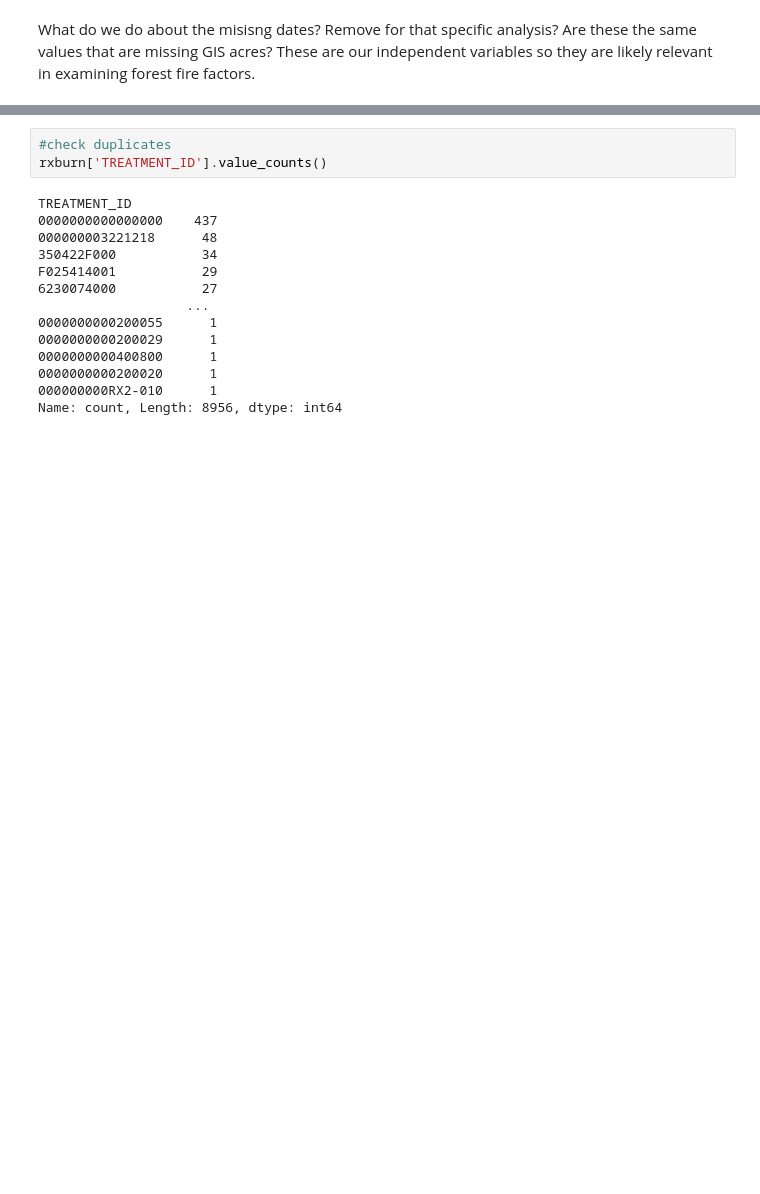
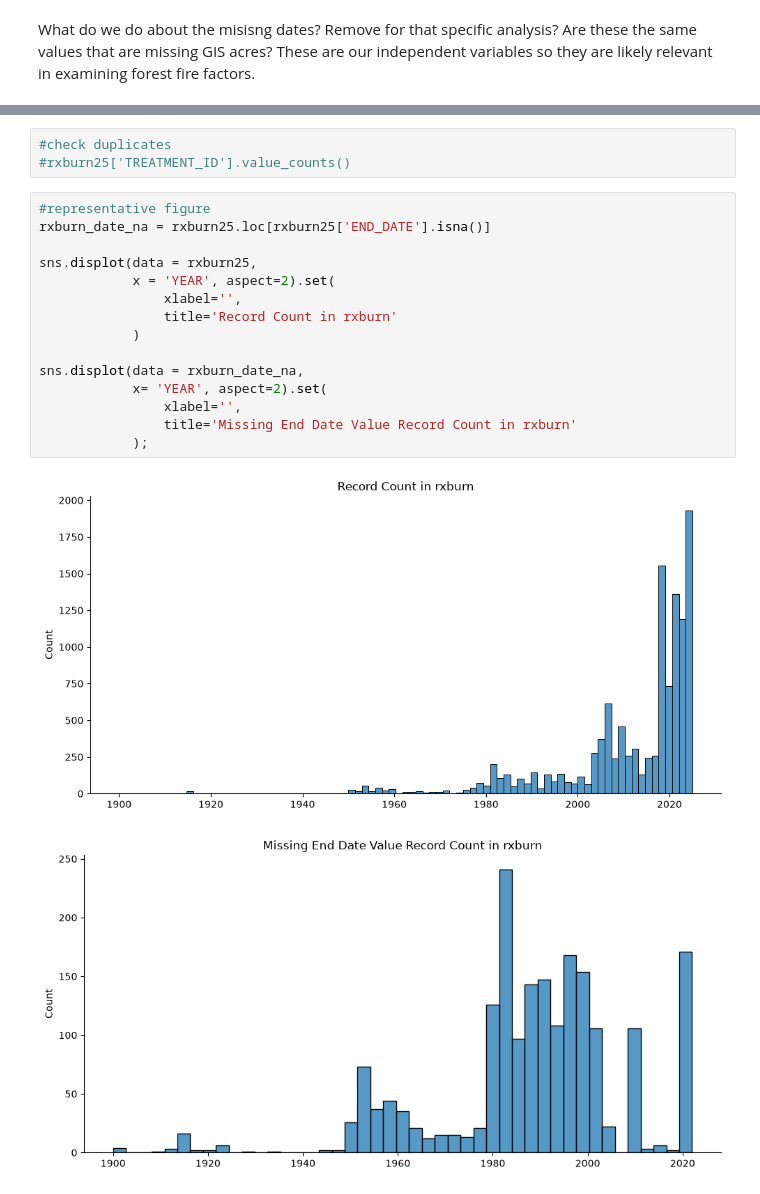
Before and after one commit to elwoodruff/NowellWernerWoodruff, a Jupyter notebook: scripts/rxburn_quality.ipynb, the cells around one changed output, grey strips where cells are left out. Drawn from its saved outputs; the diff is of its cells as text; blank space fills up the shorter version.

```diff
--- a/scripts/rxburn_quality.ipynb
+++ b/scripts/rxburn_quality.ipynb
@@ -119,17 +143,21 @@ rxburn.head()
 # %%
 #check duplicates
-rxburn['TREATMENT_ID'].value_counts()
+#rxburn25['TREATMENT_ID'].value_counts()
-# %% [output]
-TREATMENT_ID
-0000000000000000    437
-000000003221218      48
-350422F000           34
-F025414001           29
-6230074000           27
-                   ...
-0000000000200055      1
-0000000000200029      1
-0000000000400800      1
-0000000000200020      1
-000000000RX2-010      1
-Name: count, Length: 8956, dtype: int64
+# %%
+#representative figure
+rxburn_date_na = rxburn25.loc[rxburn25['END_DATE'].isna()]
+
+sns.displot(data = rxburn25,
+            x = 'YEAR', aspect=2).set(
+                xlabel='',
+                title='Record Count in rxburn'
+            )
+
+sns.displot(data = rxburn_date_na,
+            x= 'YEAR', aspect=2).set(
+                xlabel='',
+                title='Missing End Date Value Record Count in rxburn'
+            );
+# %% [output]
+[figure, added]
+[figure, added]
```
Also changed, not shown: parts of 9 cells of this notebook.
